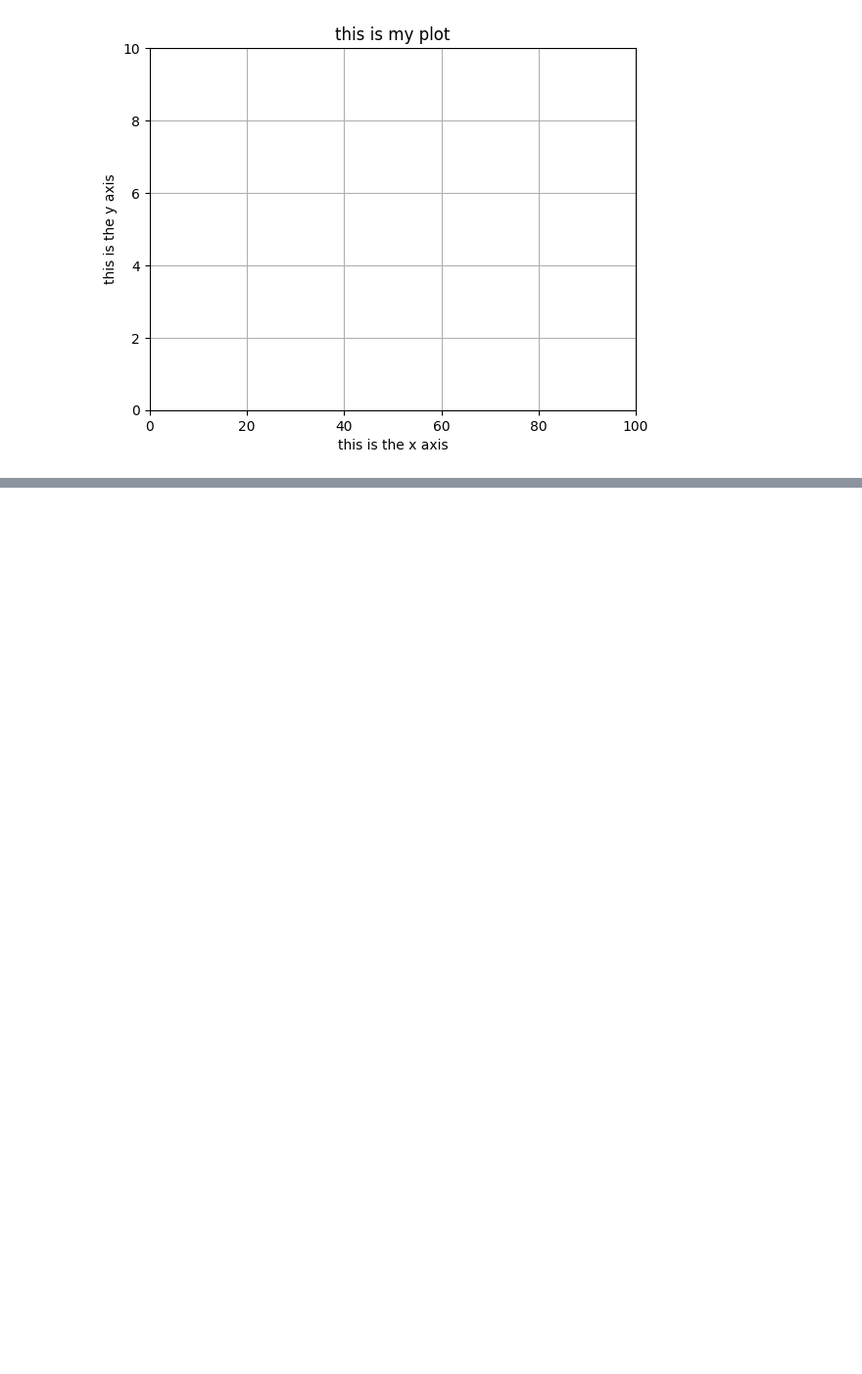
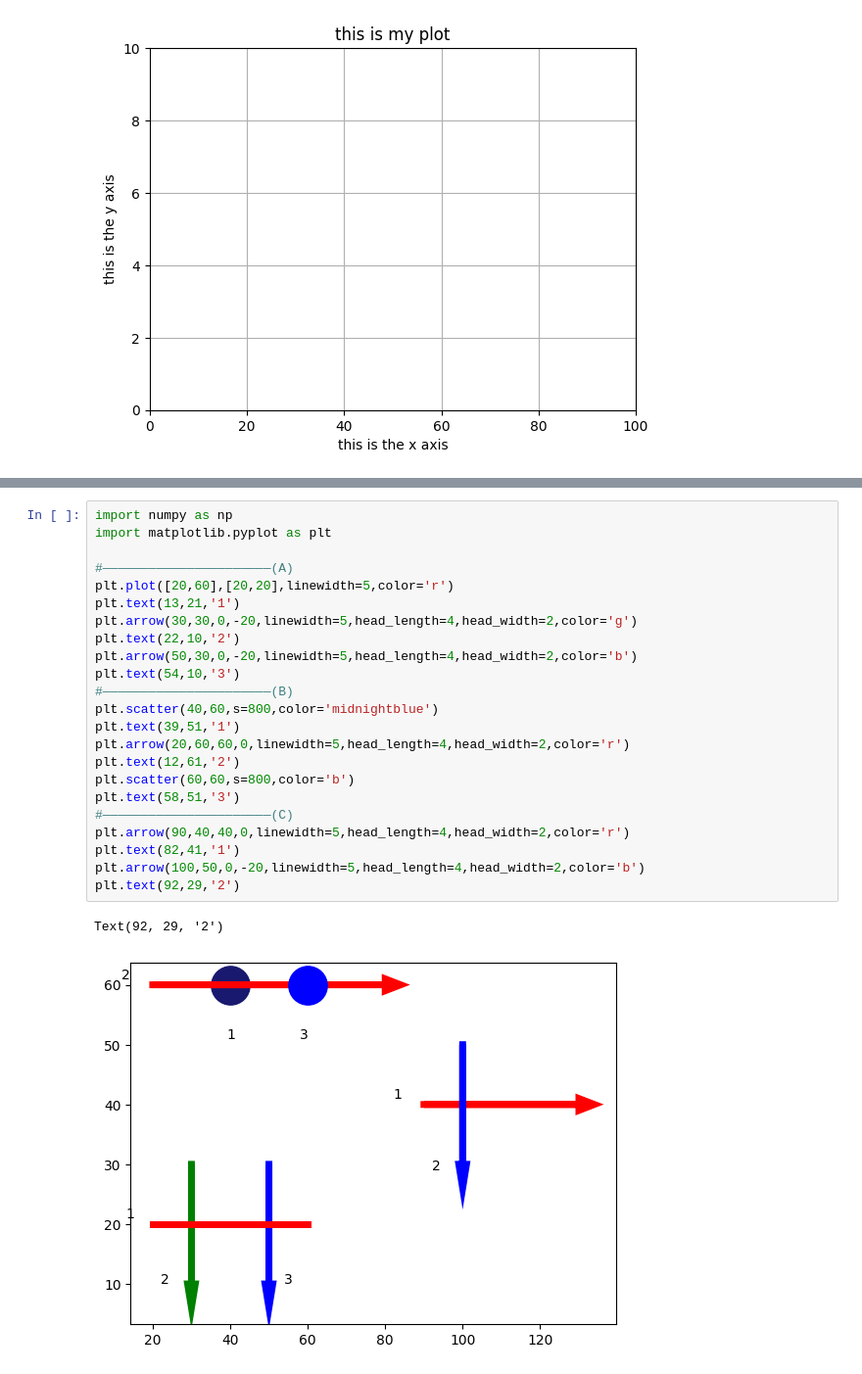
Before and after one commit to kailafaishazhra/praktikum1komputergrafis, a Jupyter notebook: 1A_Plotting_G.211.23.0068.ipynb, the cells around one changed output, grey strips where cells are left out. Shown: that part at 98% size. Drawn from its saved outputs; the diff is of its cells as text; blank space fills up the shorter version.

```diff
--- a/1A_Plotting_G.211.23.0068.ipynb
+++ b/1A_Plotting_G.211.23.0068.ipynb
@@ -20,0 +51,26 @@ plt.show()
+# %%
+import numpy as np
+import matplotlib.pyplot as plt
+
+#——————————————————————(A)
+plt.plot([20,60],[20,20],linewidth=5,color='r')
+plt.text(13,21,'1')
+plt.arrow(30,30,0,-20,linewidth=5,head_length=4,head_width=2,color='g')
+plt.text(22,10,'2')
+plt.arrow(50,30,0,-20,linewidth=5,head_length=4,head_width=2,color='b')
+plt.text(54,10,'3')
+#——————————————————————(B)
+plt.scatter(40,60,s=800,color='midnightblue')
+plt.text(39,51,'1')
+plt.arrow(20,60,60,0,linewidth=5,head_length=4,head_width=2,color='r')
+plt.text(12,61,'2')
+plt.scatter(60,60,s=800,color='b')
+plt.text(58,51,'3')
+#——————————————————————(C)
+plt.arrow(90,40,40,0,linewidth=5,head_length=4,head_width=2,color='r')
+plt.text(82,41,'1')
+plt.arrow(100,50,0,-20,linewidth=5,head_length=4,head_width=2,color='b')
+plt.text(92,29,'2')
+# %% [output]
+Text(92, 29, '2')
+[figure, added]
```
Also changed, not shown: parts of 1 cell of this notebook.
